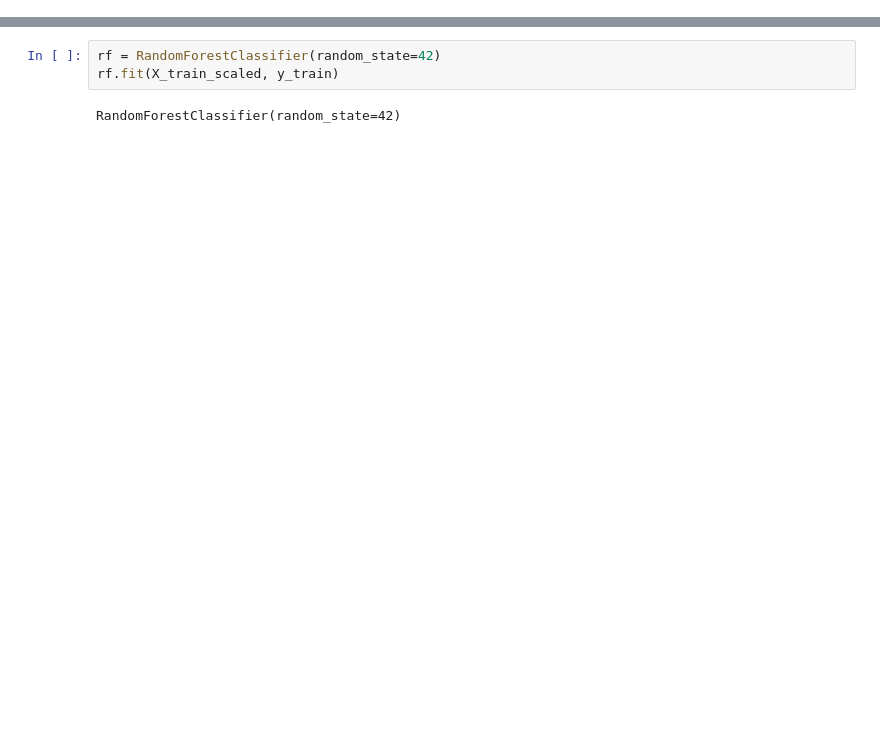
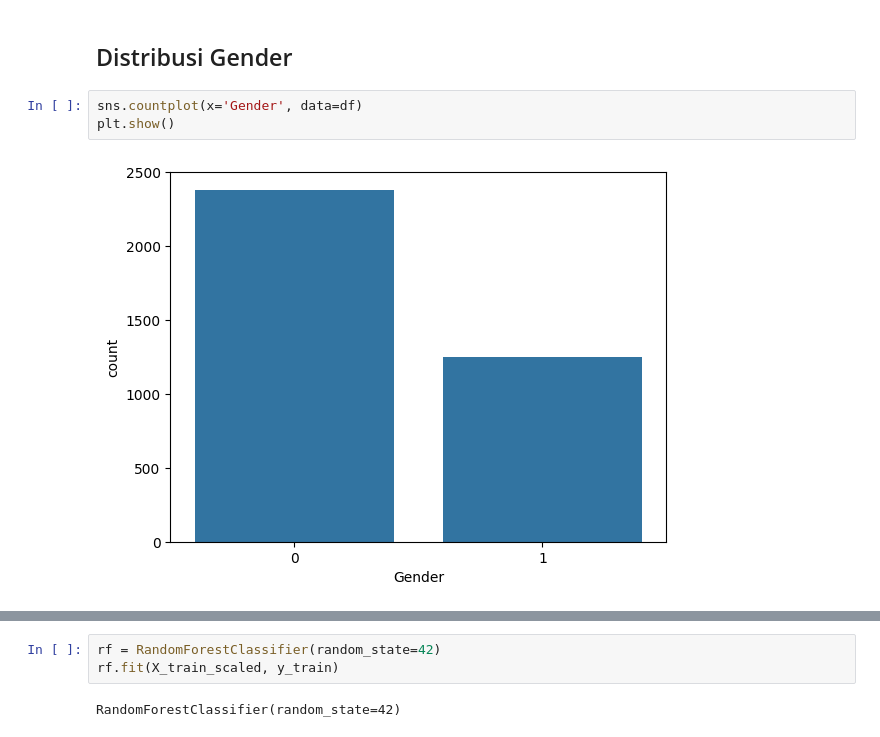
Before and after one commit to bugiscode/Data-Science, a Jupyter notebook: notebook.ipynb, the cells around one changed output, grey strips where cells are left out. Saved outputs shown, nothing was run; the diff lists cells and outputs as text; blank space fills up the shorter version.

```diff
--- a/notebook.ipynb
+++ b/notebook.ipynb
@@ -178,0 +113,7 @@ Menggunakan Random Forest untuk klasifikasi.
+# %% [markdown]
+## Distribusi Gender
+# %%
+sns.countplot(x='Gender', data=df)
+plt.show()
+# %% [output]
+[figure, added]
```
Also changed, not shown: parts of 62 cells of this notebook, 2 other files.
